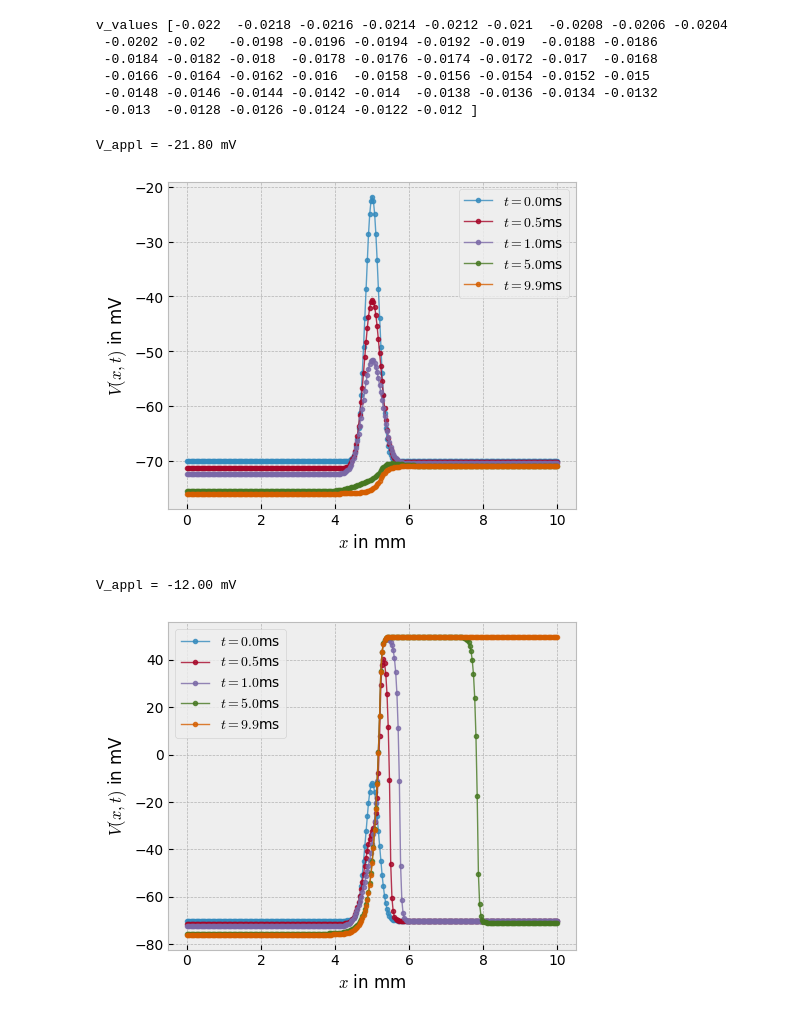
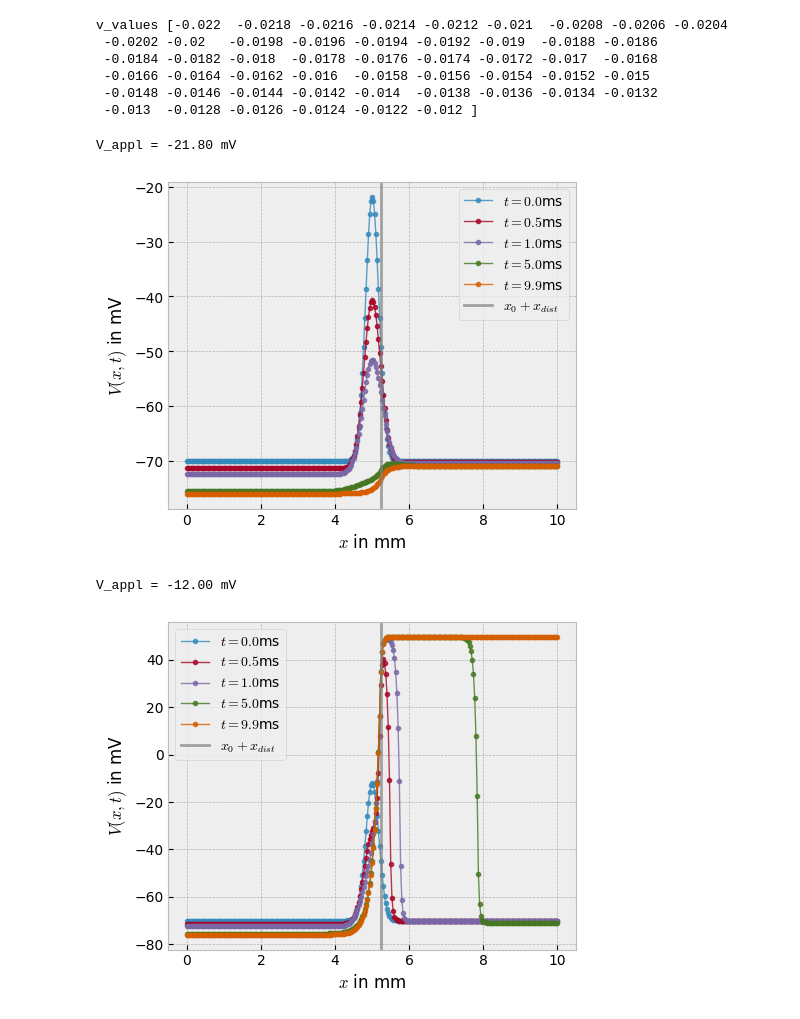
Before and after one commit to leonardlux/comp_phy_exam, a Jupyter notebook: problem_3/question_3_7/task_d.ipynb, the cells around one changed output. Saved outputs shown, nothing was run; the diff lists cells and outputs as text; code cells hidden in the pictures.

```diff
--- a/problem_3/question_3_7/task_d.ipynb
+++ b/problem_3/question_3_7/task_d.ipynb
@@ -34,20 +34,21 @@ v_values [-0.022  -0.0218 -0.0216 -0.0214 -0.0212 -0.021  -0.0208 -0.0206 -0.020
 # %%
 ts = [0,50,100,500,c.n_t-10]
 filenames = ["v_appl_cutoff_low","v_appl_cutoff_high"]
 
 for i_v_appl,filename in zip([1,-1],filenames):
     U = Us[i_v_appl]
     print(f"V_appl = {v_values[i_v_appl]/c.milli:.2f} mV")
     plot_diff_times(
         U,
         t_diff_times=ts,
         log=False,
         alpha=0.8,
         legend=True,
-        filename=filename
+        filename=filename,
+        vline_cutoff = True,
         )
 # %% [output]
 V_appl = -21.80 mV
-[figure, old version]
+[figure, new version]
 V_appl = -12.00 mV
-[figure, old version]
+[figure, new version]
```
Also changed, not shown: parts of 3 cells of this notebook, 6 other files.
